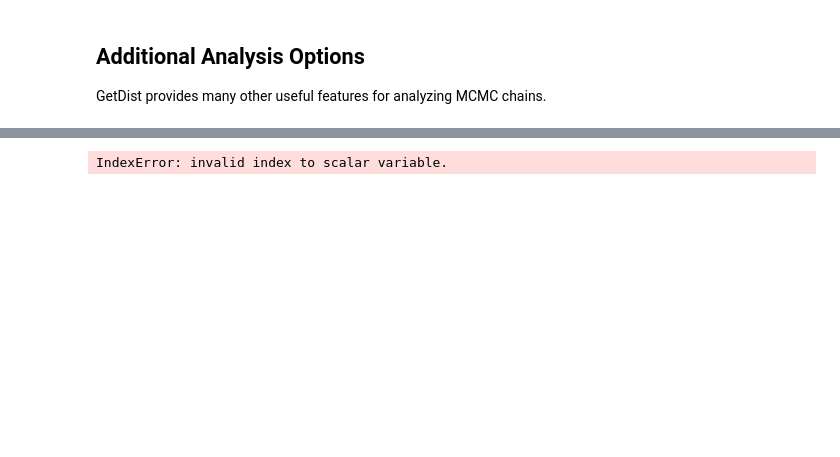
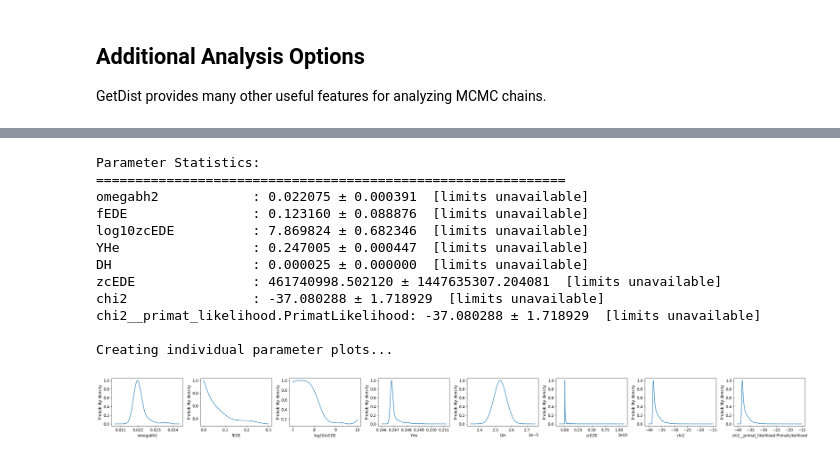
Before and after one commit to CyrilPitrou/primat_wrapper, a Jupyter notebook: pythontest/analyze_primat_EDE.ipynb, the cells around one changed output, grey strips where cells are left out. Drawn from its saved outputs; the diff is of its cells as text; code cells hidden in the pictures; blank space fills up the shorter version.

```diff
--- a/pythontest/analyze_primat_EDE.ipynb
+++ b/pythontest/analyze_primat_EDE.ipynb
@@ -182,19 +183,27 @@ for param in samples1.getParamNames().list():
     mean = samples1.mean(param)
     std = samples1.std(param)
     limits = samples1.confidence(param, 0.68)  # 68% confidence interval
-    print(f"{param:20s}: {mean:.6f} ± {std:.6f}  [{limits[0]:.6f}, {limits[1]:.6f}]")
+    if isinstance(limits, (list, tuple, np.ndarray)) and len(limits) == 2:
+        print(f"{param:20s}: {mean:.6f} ± {std:.6f}  [{limits[0]:.6f}, {limits[1]:.6f}]")
+    else:
+        print(f"{param:20s}: {mean:.6f} ± {std:.6f}  [limits unavailable]")
 
 # Plot individual 1D posteriors
 print("\nCreating individual parameter plots...")
 fig, axes = plt.subplots(1, len(samples1.getParamNames().list()), figsize=(4*len(samples1.getParamNames().list()), 3))
 if len(samples1.getParamNames().list()) == 1:
     axes = [axes]
-
 for i, param in enumerate(samples1.getParamNames().list()):
-    samples1.get1DDensity(param).plot(axes[i])
-    axes[i].set_xlabel(param)
-    axes[i].set_ylabel('Probability density')
-
+    try:
+        density = samples1.get1DDensity(param)
+        if hasattr(density, 'plot') and callable(density.plot):
+            density.plot(axes[i])
+        else:
+            axes[i].plot(density.x, density.P, label=param)
+        axes[i].set_xlabel(param)
+        axes[i].set_ylabel('Probability density')
+    except Exception as e:
+        print(f"Could not plot {param}: {e}")
 plt.tight_layout()
 plt.show()
 # %% [output]
@@ -203 +213,13 @@ Parameter Statistics:
-IndexError: invalid index to scalar variable.
+Parameter Statistics:
+============================================================
+omegabh2            : 0.022075 ± 0.000391  [limits unavailable]
+fEDE                : 0.123160 ± 0.088876  [limits unavailable]
+log10zcEDE          : 7.869824 ± 0.682346  [limits unavailable]
+YHe                 : 0.247005 ± 0.000447  [limits unavailable]
+DH                  : 0.000025 ± 0.000000  [limits unavailable]
+zcEDE               : 461740998.502120 ± 1447635307.204081  [limits unavailable]
+chi2                : -37.080288 ± 1.718929  [limits unavailable]
+chi2__primat_likelihood.PrimatLikelihood: -37.080288 ± 1.718929  [limits unavailable]
+
+Creating individual parameter plots...
+[figure, added]
```
Also changed, not shown: parts of 5 cells of this notebook, 2 other files.
